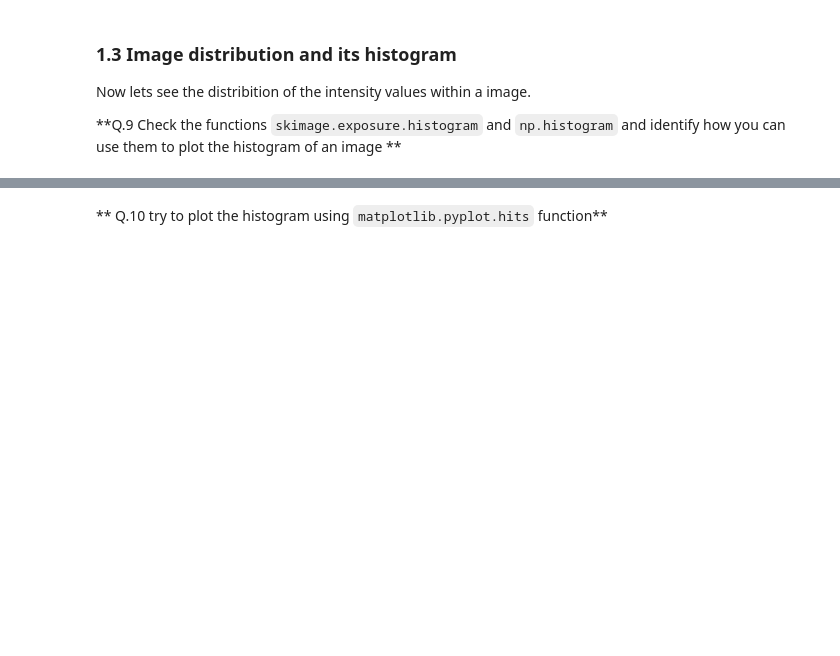
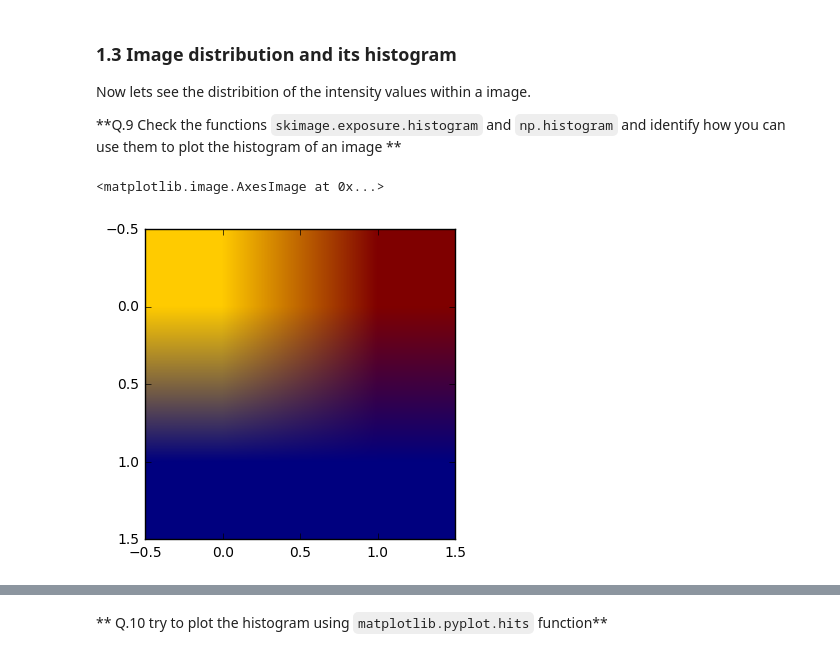
Before and after one commit to brown4eva/B31XB-IIP-TP-1718, a Jupyter notebook: 1-introducion/1-introduction-skimage.ipynb, the cells around one changed output, grey strips where cells are left out. Drawn from its saved outputs; the diff is of its cells as text; code cells hidden in the pictures; blank space fills up the shorter version.

```diff
--- a/1-introducion/1-introduction-skimage.ipynb
+++ b/1-introducion/1-introduction-skimage.ipynb
@@ -138,3 +144,11 @@ Lets save the created float image using the **io** module from skimage
 Now lets see the distribition of the intensity values within a image.
 
 **Q.9 Check the functions `skimage.exposure.histogram` and `np.histogram` and identify how you can use them to plot the histogram of an image **
+# %%
+from skimage import data, exposure, img_as_float
+image1 = img_as_float(data.camera())
+x = exposure.histogram(image1, nbins=2)
+plt.imshow(x)
+# %% [output]
+<matplotlib.image.AxesImage at 0x...>
+[figure, added]
```
Also changed, not shown: parts of 2 cells of this notebook.
